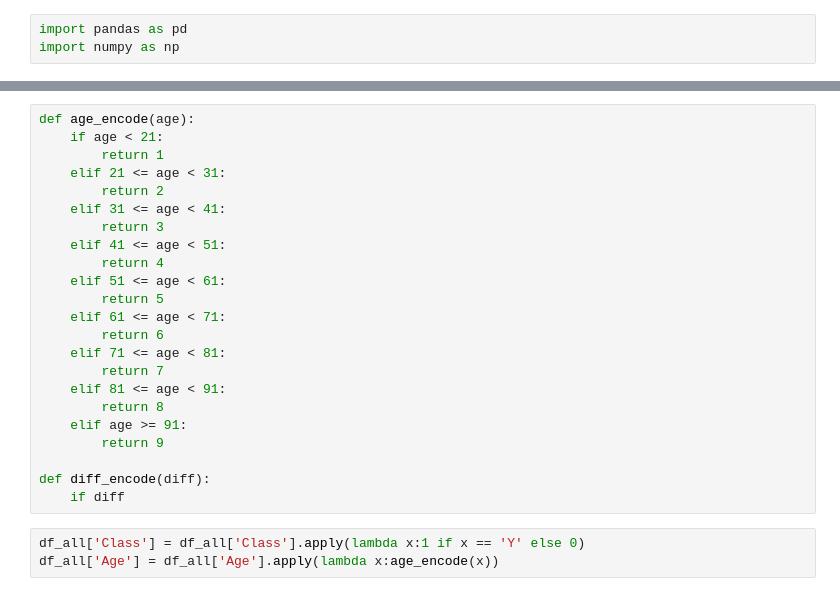
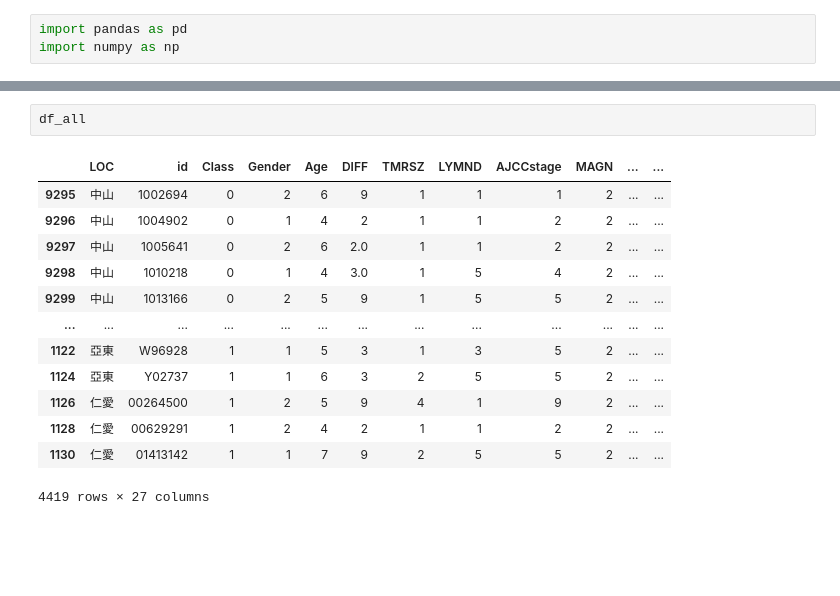
Before and after one commit to qqq951009/Federated_Learning, a Jupyter notebook: seerdb/external_data_preprocess.ipynb, the cells around one changed output, grey strips where cells are left out. Saved outputs shown, nothing was run; the diff lists cells and outputs as text; blank space fills up the shorter version.

```diff
--- a/seerdb/external_data_preprocess.ipynb
+++ b/seerdb/external_data_preprocess.ipynb
@@ -100,26 +296,16 @@ df_all[df_all.TMRSZ.isna()]
-# %%
-def age_encode(age):
-    if age < 21:
-        return 1
-    elif 21 <= age < 31:
-        return 2
-    elif 31 <= age < 41:
-        return 3
-    elif 41 <= age < 51:
-        return 4
-    elif 51 <= age < 61:
-        return 5
-    elif 61 <= age < 71:
-        return 6
-    elif 71 <= age < 81:
-        return 7
-    elif 81 <= age < 91:
-        return 8
-    elif age >= 91:
-        return 9
-
-def diff_encode(diff):
-    if diff
-# %%
-df_all['Class'] = df_all['Class'].apply(lambda x:1 if x == 'Y' else 0)
-df_all['Age'] = df_all['Age'].apply(lambda x:age_encode(x))
+# %%
+df_all
+# %% [output]
+|  | LOC | id | Class | Gender | Age | DIFF | TMRSZ | LYMND | AJCCstage | MAGN | ... | ... |
+| 9295 | 中山 | 1002694 | 0 | 2 | 6 | 9 | 1 | 1 | 1 | 2 | ... | ... |
+| 9296 | 中山 | 1004902 | 0 | 1 | 4 | 2 | 1 | 1 | 2 | 2 | ... | ... |
+| 9297 | 中山 | 1005641 | 0 | 2 | 6 | 2.0 | 1 | 1 | 2 | 2 | ... | ... |
+| 9298 | 中山 | 1010218 | 0 | 1 | 4 | 3.0 | 1 | 5 | 4 | 2 | ... | ... |
+| 9299 | 中山 | 1013166 | 0 | 2 | 5 | 9 | 1 | 5 | 5 | 2 | ... | ... |
+| ... | ... | ... | ... | ... | ... | ... | ... | ... | ... | ... | ... | ... |
+| 1122 | 亞東 | W96928 | 1 | 1 | 5 | 3 | 1 | 3 | 5 | 2 | ... | ... |
+| 1124 | 亞東 | Y02737 | 1 | 1 | 6 | 3 | 2 | 5 | 5 | 2 | ... | ... |
+| 1126 | 仁愛 | 00264500 | 1 | 2 | 5 | 9 | 4 | 1 | 9 | 2 | ... | ... |
+| 1128 | 仁愛 | 00629291 | 1 | 2 | 4 | 2 | 1 | 1 | 2 | 2 | ... | ... |
+| 1130 | 仁愛 | 01413142 | 1 | 1 | 7 | 9 | 2 | 5 | 5 | 2 | ... | ... |
+4419 rows × 27 columns
```
Also changed, not shown: parts of 21 cells of this notebook, 53 other files.
